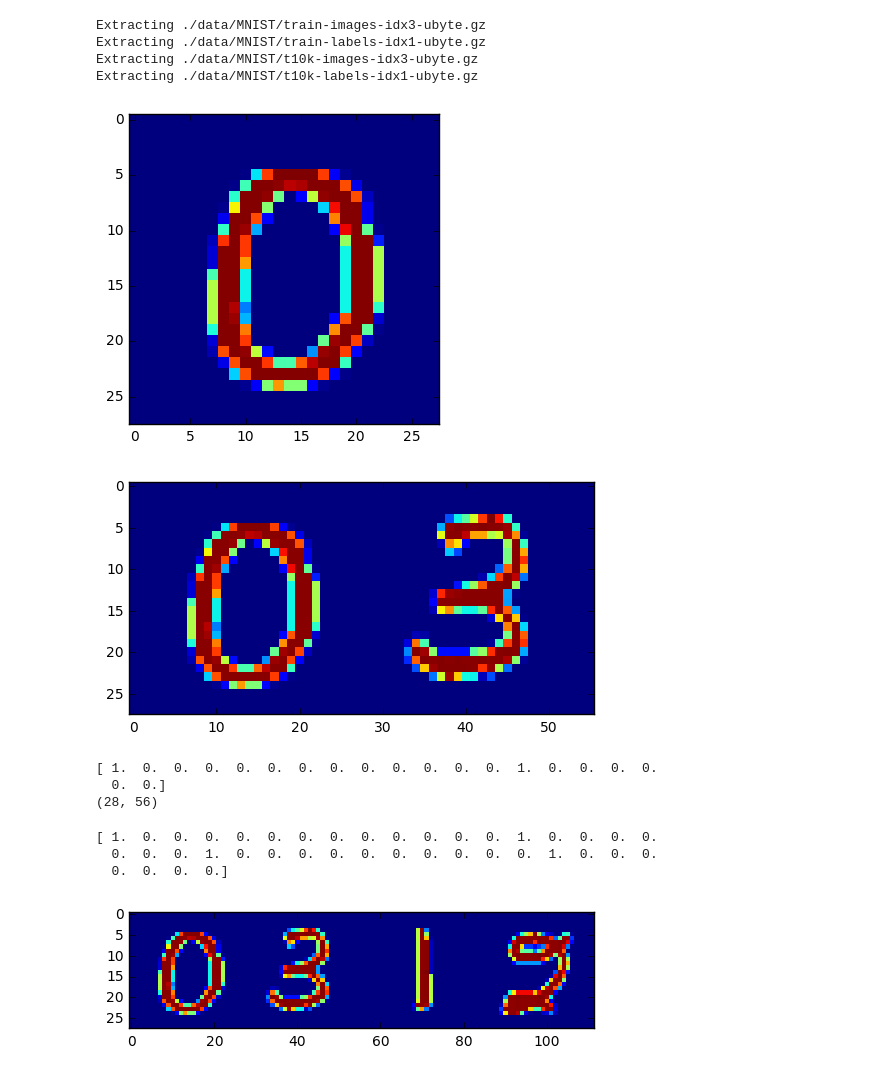
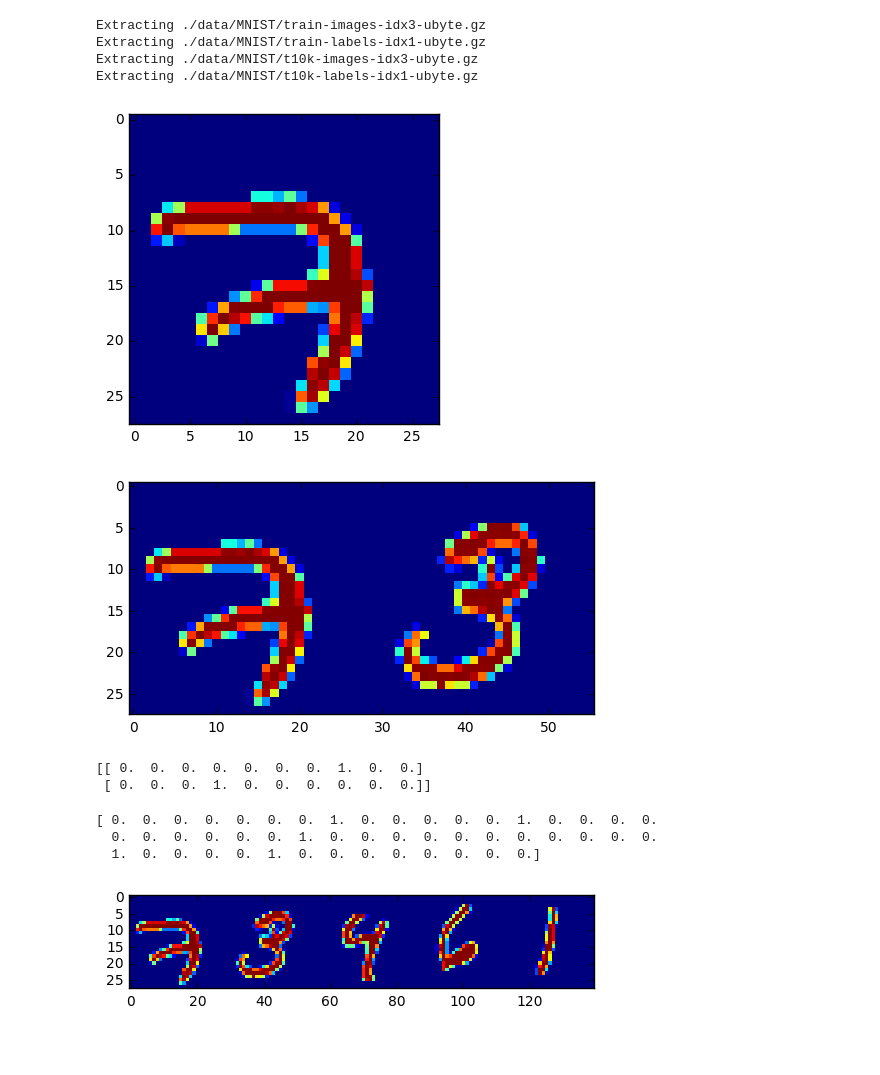
Before and after one commit to Logic4Twisted/SVHN, a Jupyter notebook: mnist-synthetic.ipynb, the cells around one changed output. Saved outputs shown, nothing was run; the diff lists cells and outputs as text; code cells hidden in the pictures; blank space fills up the shorter version.

```diff
--- a/mnist-synthetic.ipynb
+++ b/mnist-synthetic.ipynb
@@ -23,41 +21,39 @@ images, labels = mnist.train.next_batch(10)
 # %%
 import matplotlib.pyplot as plt
 import numpy as np
+
+images, labels = mnist.train.next_batch(5)
 plt.imshow(np.reshape(images[0], (28, 28)), interpolation='nearest')
 plt.show()
 # %% [output]
-[figure, old version]
+[figure, new version]
 # %%
 result = np.concatenate((np.reshape(images[0], (28, 28)), np.reshape(images[1], (28, 28))), axis = 1)
 result_label = np.concatenate((labels[0], labels[1]), axis = 0)
 plt.imshow(result, interpolation='nearest')
 plt.show()
-print (result_label)
-print (result.shape)
+print (np.reshape(result_label, (2, 10)))
 # %% [output]
-[figure, old version]
+[figure, new version]
-[ 1.  0.  0.  0.  0.  0.  0.  0.  0.  0.  0.  0.  0.  1.  0.  0.  0.  0.
-  0.  0.]
-(28, 56)
+[[ 0.  0.  0.  0.  0.  0.  0.  1.  0.  0.]
+ [ 0.  0.  0.  1.  0.  0.  0.  0.  0.  0.]]
 # %%
 def concat_images(images):
     if images.shape[0] == 1:
         return np.reshape(images, (28, 28))
     return np.concatenate((np.reshape(images[0], (28,28)), concat_images(images[1:])), axis = 1)
 
 def concat_labels(labels):
-    print (labels.shape)
-    print (labels[0].shape)
     if labels.shape[0] == 1:
         return labels
     return np.concatenate((labels[0], concat_labels(labels[1:])), axis = 1)
 
-result = concat_images(images[0:4])
-print (labels[0:4].flatten())
+result = concat_images(images[0:5])
+print (labels[0:5].flatten())
 plt.imshow(result, interpolation='nearest')
 plt.show()
 # %% [output]
-[ 1.  0.  0.  0.  0.  0.  0.  0.  0.  0.  0.  0.  0.  1.  0.  0.  0.  0.
-  0.  0.  0.  1.  0.  0.  0.  0.  0.  0.  0.  0.  0.  0.  1.  0.  0.  0.
-  0.  0.  0.  0.]
+[ 0.  0.  0.  0.  0.  0.  0.  1.  0.  0.  0.  0.  0.  1.  0.  0.  0.  0.
+  0.  0.  0.  0.  0.  0.  1.  0.  0.  0.  0.  0.  0.  0.  0.  0.  0.  0.
+  1.  0.  0.  0.  0.  1.  0.  0.  0.  0.  0.  0.  0.  0.]
-[figure, old version]
+[figure, new version]
```
Also changed, not shown: parts of 6 cells of this notebook, 1 other file.
